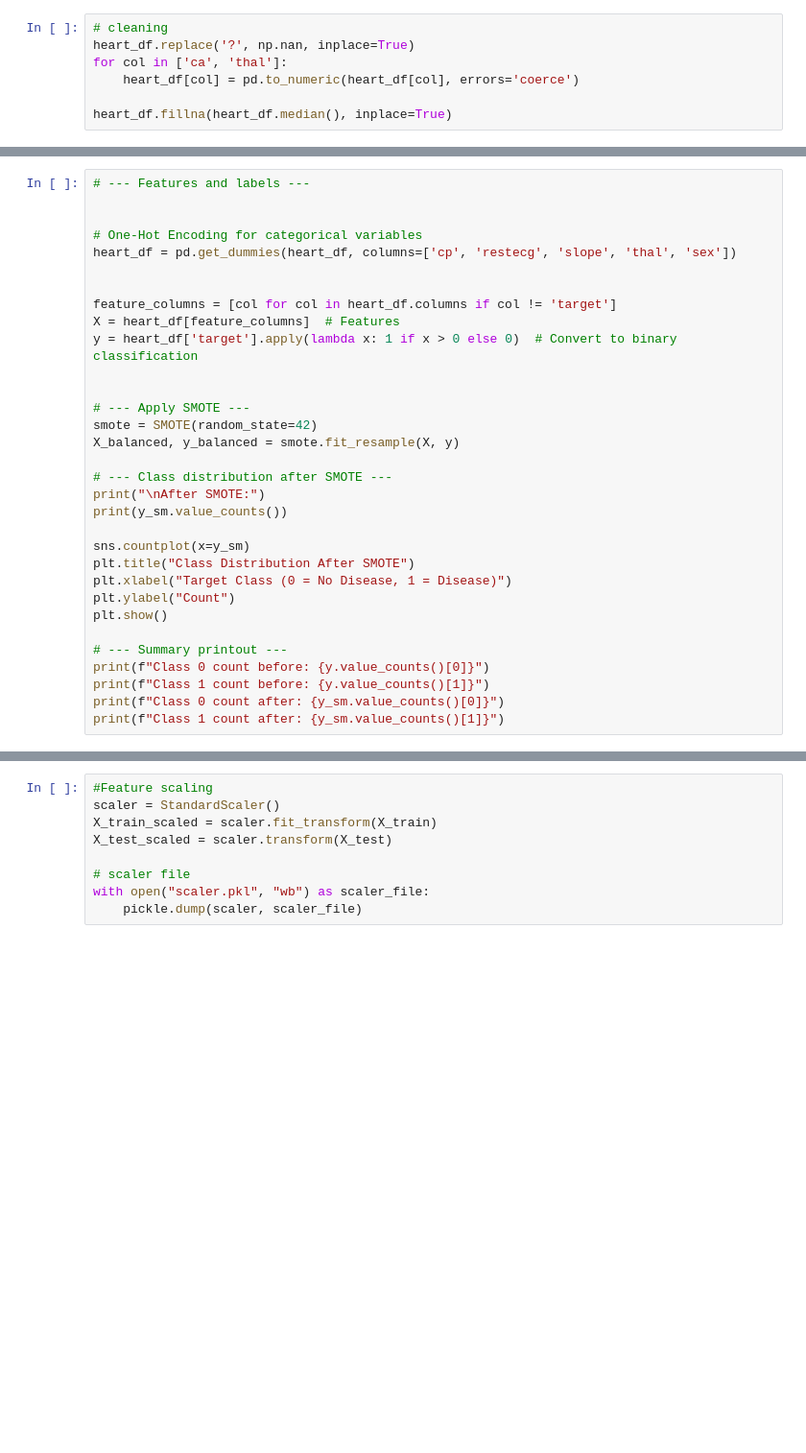
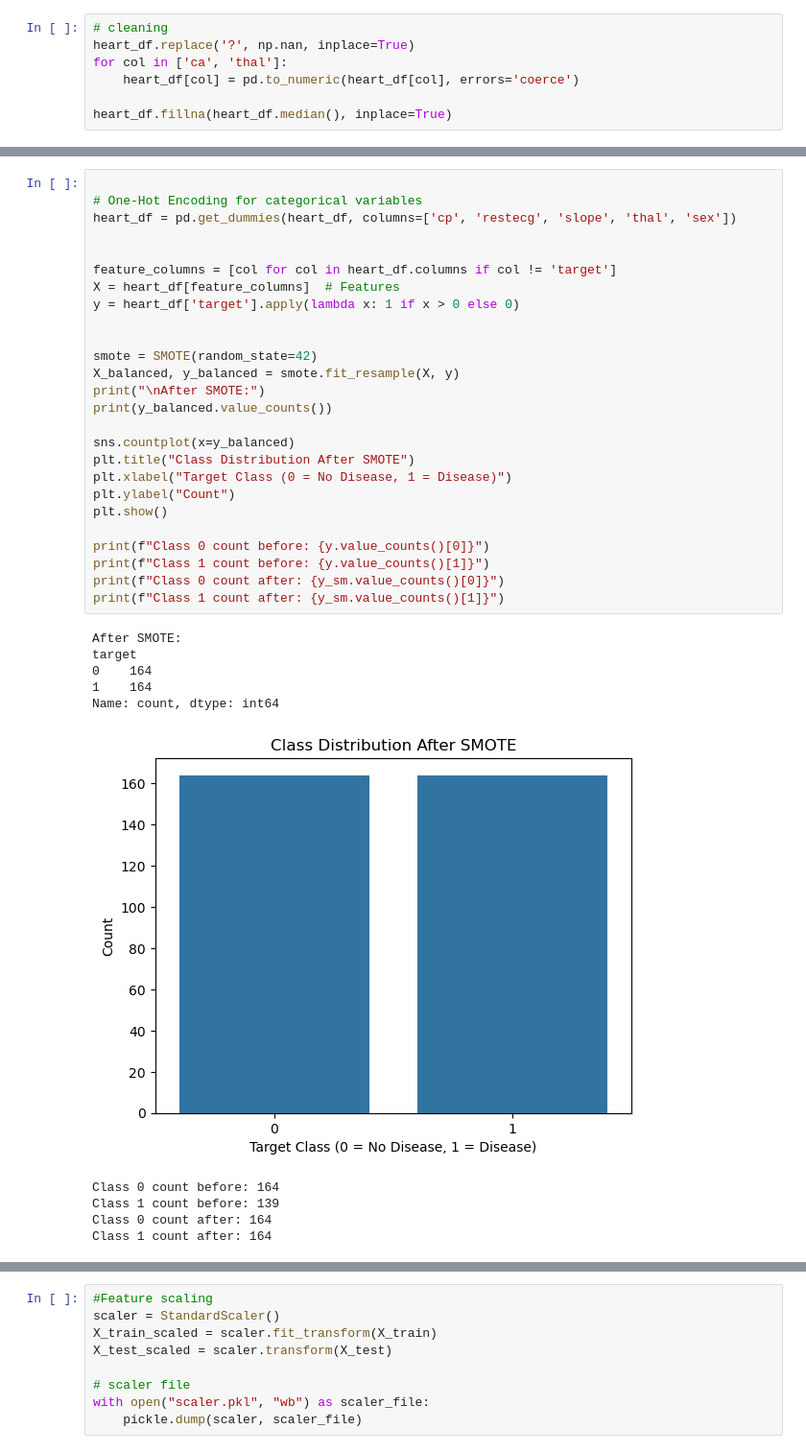
Before and after one commit to sb24ragnar/HearHealthPredictor, a Jupyter notebook: Heart.ipynb, the cells around one changed output, grey strips where cells are left out. Shown at 96% size. Cells and saved outputs as stored; diff of their text form; blank space fills up the shorter version.

```diff
--- a/Heart.ipynb
+++ b/Heart.ipynb
@@ -66,32 +98,37 @@ plt.show()
 # %%
-# --- Features and labels ---
-
 
 # One-Hot Encoding for categorical variables
 heart_df = pd.get_dummies(heart_df, columns=['cp', 'restecg', 'slope', 'thal', 'sex'])
 
 
 feature_columns = [col for col in heart_df.columns if col != 'target']
 X = heart_df[feature_columns]  # Features
-y = heart_df['target'].apply(lambda x: 1 if x > 0 else 0)  # Convert to binary classification
+y = heart_df['target'].apply(lambda x: 1 if x > 0 else 0)
 
 
-# --- Apply SMOTE ---
 smote = SMOTE(random_state=42)
 X_balanced, y_balanced = smote.fit_resample(X, y)
+print("\nAfter SMOTE:")
+print(y_balanced.value_counts())
 
-# --- Class distribution after SMOTE ---
-print("\nAfter SMOTE:")
-print(y_sm.value_counts())
-
-sns.countplot(x=y_sm)
+sns.countplot(x=y_balanced)
 plt.title("Class Distribution After SMOTE")
 plt.xlabel("Target Class (0 = No Disease, 1 = Disease)")
 plt.ylabel("Count")
 plt.show()
 
-# --- Summary printout ---
 print(f"Class 0 count before: {y.value_counts()[0]}")
 print(f"Class 1 count before: {y.value_counts()[1]}")
 print(f"Class 0 count after: {y_sm.value_counts()[0]}")
 print(f"Class 1 count after: {y_sm.value_counts()[1]}")
+# %% [output]
+After SMOTE:
+target
+0    164
+1    164
+Name: count, dtype: int64
+[figure, added]
+Class 0 count before: 164
+Class 1 count before: 139
+Class 0 count after: 164
+Class 1 count after: 164
```
Also changed, not shown: parts of 15 cells of this notebook.
